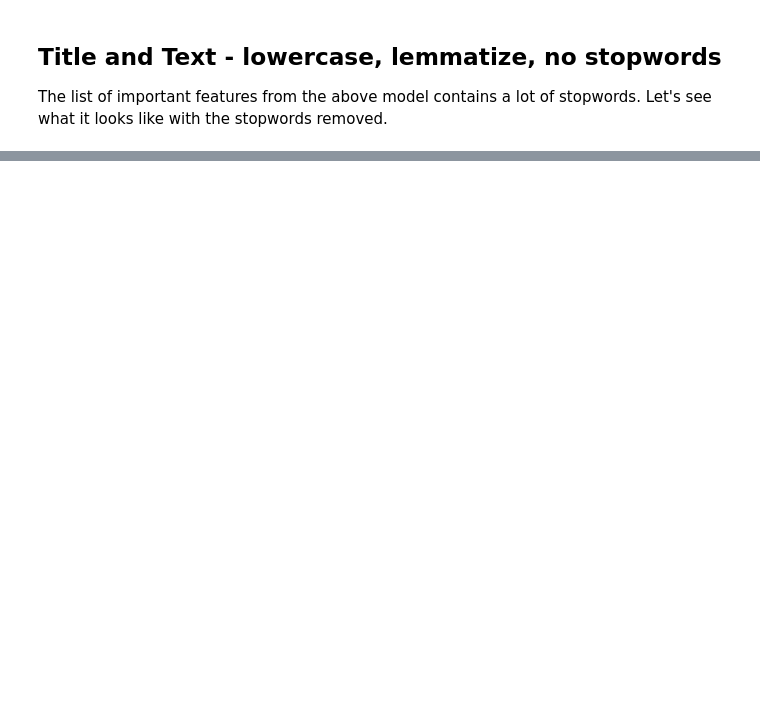
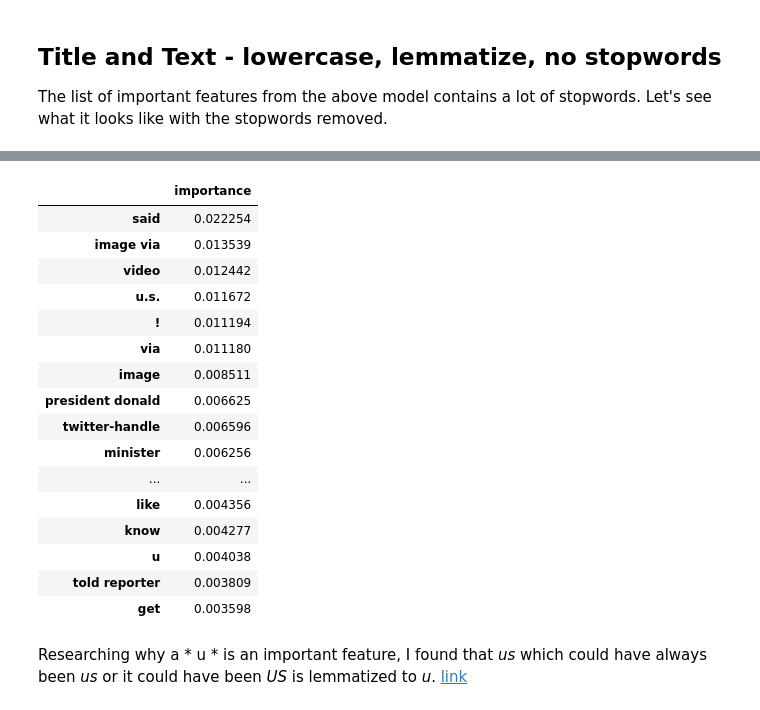
Before and after one commit to merb92/fake-news-classification, a Jupyter notebook: notebooks/rf_bow.ipynb, the cells around one changed output, grey strips where cells are left out. Drawn from its saved outputs; the diff is of its cells as text; code cells hidden in the pictures; blank space fills up the shorter version.

```diff
--- a/notebooks/rf_bow.ipynb
+++ b/notebooks/rf_bow.ipynb
@@ -531,0 +534,9 @@ feat_imp_title_text_lc_lemma.head(20)
+# %%
+pipe_title_text_lc_lemma_no_sw_ng = train_and_eval_model(X_train['title_and_text'],
+                                                        X_test['title_and_text'],
+                                                        y_train_enc,
+                                                        y_test_enc,
+                                                        le.classes_,
+                                                        model_helper_functions.lowercase_and_remove_stopwords,
+                                                        model_helper_functions.LemmaTokenizer(),
+                                                        ngram_range = (1, 2))
@@ -531,0 +566,26 @@ feat_imp_title_text_lc_lemma.head(20)
+# %%
+feat_imp_title_text_lc_lemma_no_sw_ng = pd.DataFrame(pipe_title_text_lc_lemma_no_sw_ng['classifier'].feature_importances_,
+                                       index = pipe_title_text_lc_lemma_no_sw_ng['bow'].get_feature_names(),
+                                       columns = ['importance']).sort_values('importance',
+                                                                             ascending=False)
+feat_imp_title_text_lc_lemma_no_sw_ng.head(20)
+# %% [output]
+|  | importance |
+| said | 0.022254 |
+| image via | 0.013539 |
+| video | 0.012442 |
+| u.s. | 0.011672 |
+| ! | 0.011194 |
+| via | 0.011180 |
+| image | 0.008511 |
+| president donald | 0.006625 |
+| twitter-handle | 0.006596 |
+| minister | 0.006256 |
+| ... | ... |
+| like | 0.004356 |
+| know | 0.004277 |
+| u | 0.004038 |
+| told reporter | 0.003809 |
+| get | 0.003598 |
+# %% [markdown]
+Researching why a * u * is an important feature, I found that *us* which could have always been *us* or it could have been *US* is lemmatized to *u*. [link](https://stackoverflow.com/questions/54784287/nltk-wordnetlemmatizer-processes-us-as-u)
```
Also changed, not shown: parts of 16 cells of this notebook.
